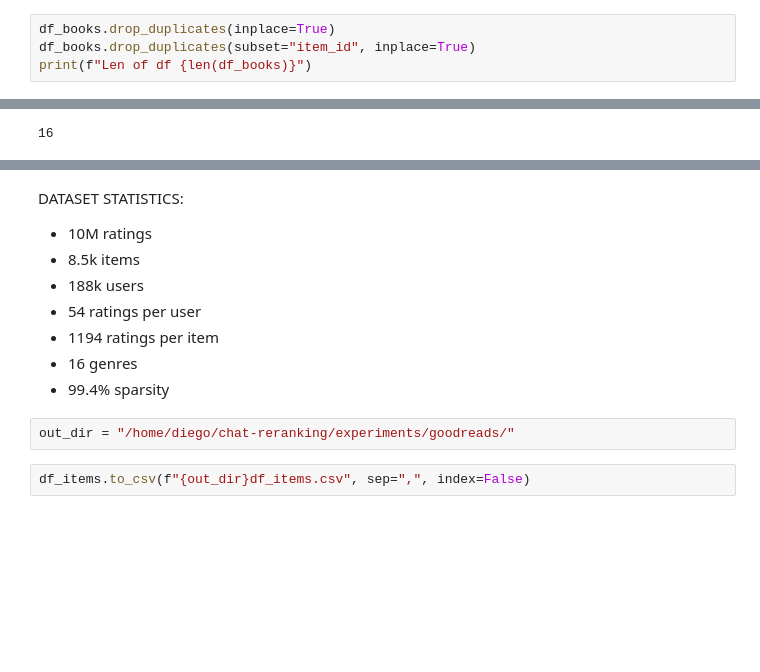
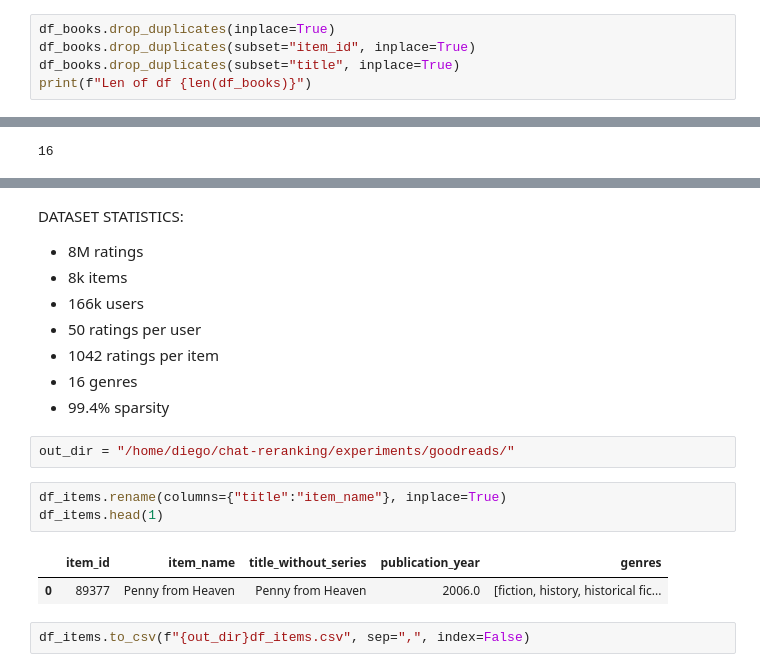
Before and after one commit to cdiego89phd/chat-reranking, a Jupyter notebook: notebooks/explore_goodreads.ipynb, the cells around one changed output, grey strips where cells are left out. Saved outputs shown, nothing was run; the diff lists cells and outputs as text; blank space fills up the shorter version.

```diff
--- a/notebooks/explore_goodreads.ipynb
+++ b/notebooks/explore_goodreads.ipynb
@@ -180,5 +198,6 @@ Len of df 8799
 # %%
 df_books.drop_duplicates(inplace=True)
 df_books.drop_duplicates(subset="item_id", inplace=True)
+df_books.drop_duplicates(subset="title", inplace=True)
 print(f"Len of df {len(df_books)}")
 # %% [output]
@@ -328,14 +347,20 @@ print(genres)
 # %% [markdown]
 DATASET STATISTICS:
-- 10M ratings
-- 8.5k items
-- 188k users
-- 54 ratings per user
-- 1194 ratings per item
+- 8M ratings
+- 8k items
+- 166k users
+- 50 ratings per user
+- 1042 ratings per item
 - 16 genres
 - 99.4% sparsity
 # %%
 out_dir = "/home/diego/chat-reranking/experiments/goodreads/"
+# %%
+df_items.rename(columns={"title":"item_name"}, inplace=True)
+df_items.head(1)
+# %% [output]
+|  | item_id | item_name | title_without_series | publication_year | genres |
+| 0 | 89377 | Penny from Heaven | Penny from Heaven | 2006.0 | [fiction, history, historical fic... |
 # %%
 df_items.to_csv(f"{out_dir}df_items.csv", sep=",", index=False)
 # %%
```
Also changed, not shown: parts of 17 cells of this notebook, 3 other files.
